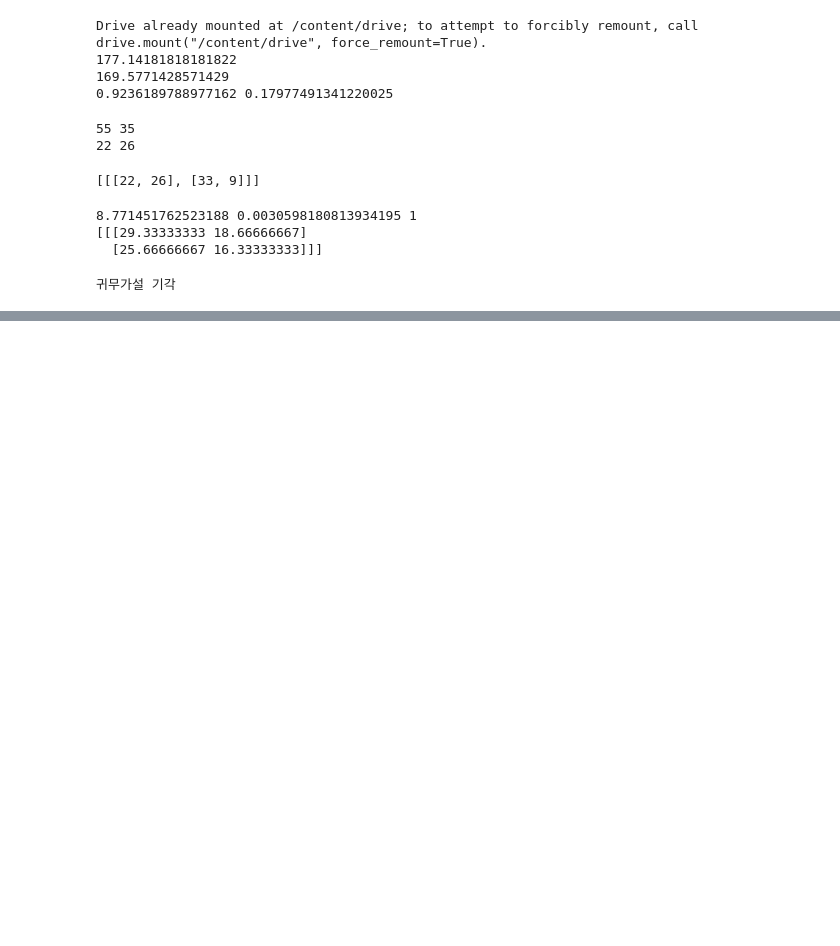
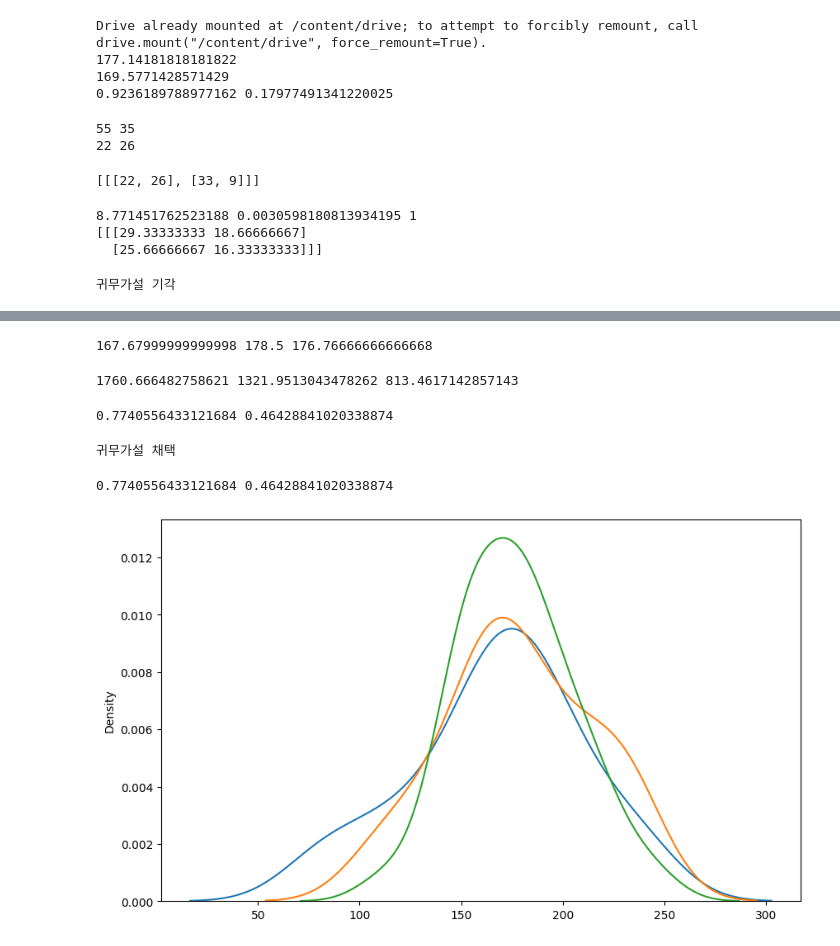
Before and after one commit to HongSeongMo/Bigdata_Analysis_Professional, a Jupyter notebook: 241031.ipynb, the cells around one changed output, grey strips where cells are left out. Saved outputs shown, nothing was run; the diff lists cells and outputs as text; code cells hidden in the pictures; blank space fills up the shorter version.

```diff
--- a/241031.ipynb
+++ b/241031.ipynb
@@ -78,0 +118,49 @@ else:
+# %%
+avg1 = np.mean(group1)
+avg2 = np.mean(group2)
+avg3 = np.mean(group3)
+print(avg1, avg2, avg3)
+# %% [output]
+167.67999999999998 178.5 176.76666666666668
+# %%
+var1 = np.var(group1, ddof=1)
+var2 = np.var(group2, ddof=1)
+var3 = np.var(group3, ddof=1)
+print(var1, var2, var3)
+# %% [output]
+1760.666482758621 1321.9513043478262 813.4617142857143
+# %%
+Fstatistics, pvalue = stats.f_oneway(group1, group2, group3)
+print(Fstatistics, pvalue)
+# %% [output]
+0.7740556433121684 0.46428841020338874
+# %%
+alpha = 0.05
+if pvalue < alpha:
+  print('귀무가설 기각')
+else:
+  print('귀무가설 채택')
+# %% [output]
+귀무가설 채택
+# %%
+import matplotlib.pyplot as plt
+import seaborn as sns
+df = pd.read_csv('/content/drive/MyDrive/Colab Notebooks/work/data.csv', encoding='euc-kr', index_col=0)
+df1 = df[df['주거지역'] == '소도시'].쇼핑액
+df2 = df[df['주거지역'] == '중도시'].쇼핑액
+df3 = df[df['주거지역'] == '대도시'].쇼핑액
+group1 = df1.to_numpy()
+group2 = df2.to_numpy()
+group3 = df3.to_numpy()
+Fstatistics, pvalue = stats.f_oneway(group1, group2, group3)
+print(Fstatistics, pvalue)
+# %% [output]
+0.7740556433121684 0.46428841020338874
+# %%
+plt.rcParams['figure.figsize'] = [10, 6]
+sns.kdeplot(group1)
+sns.kdeplot(group2)
+sns.kdeplot(group3)
+plt.show()
+# %% [output]
+[figure, added]
```
Also changed, not shown: parts of 9 cells of this notebook.
